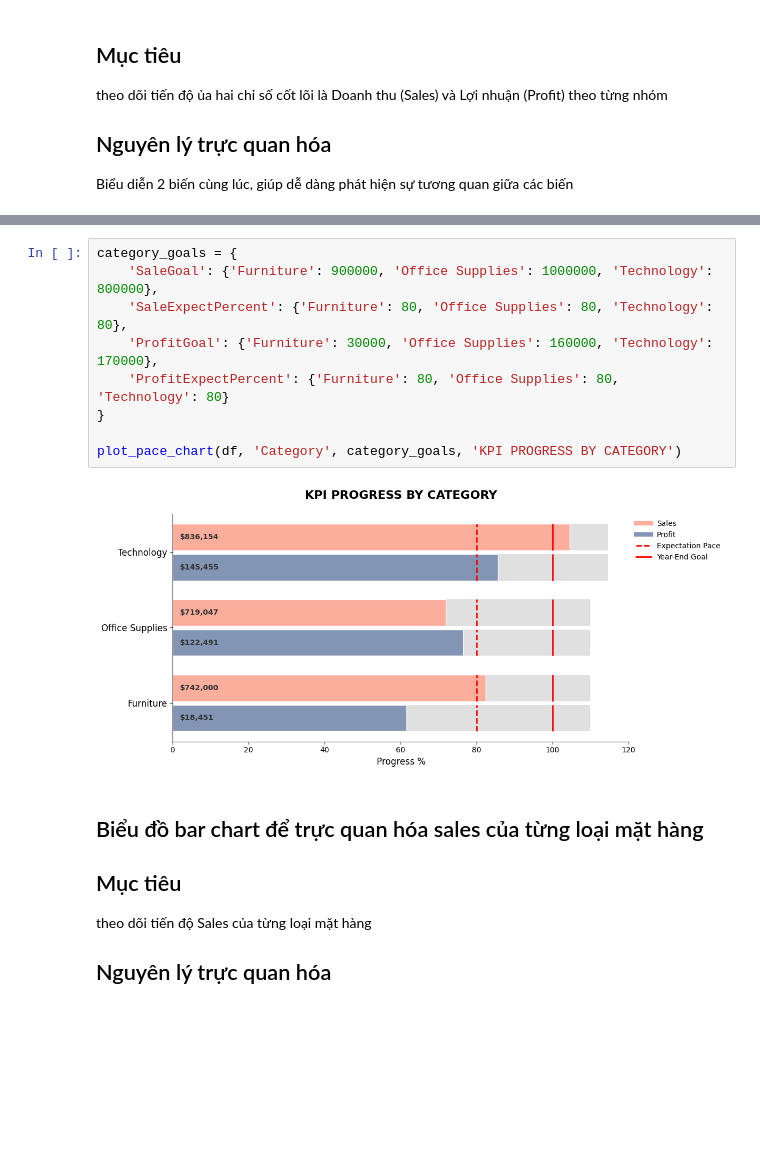
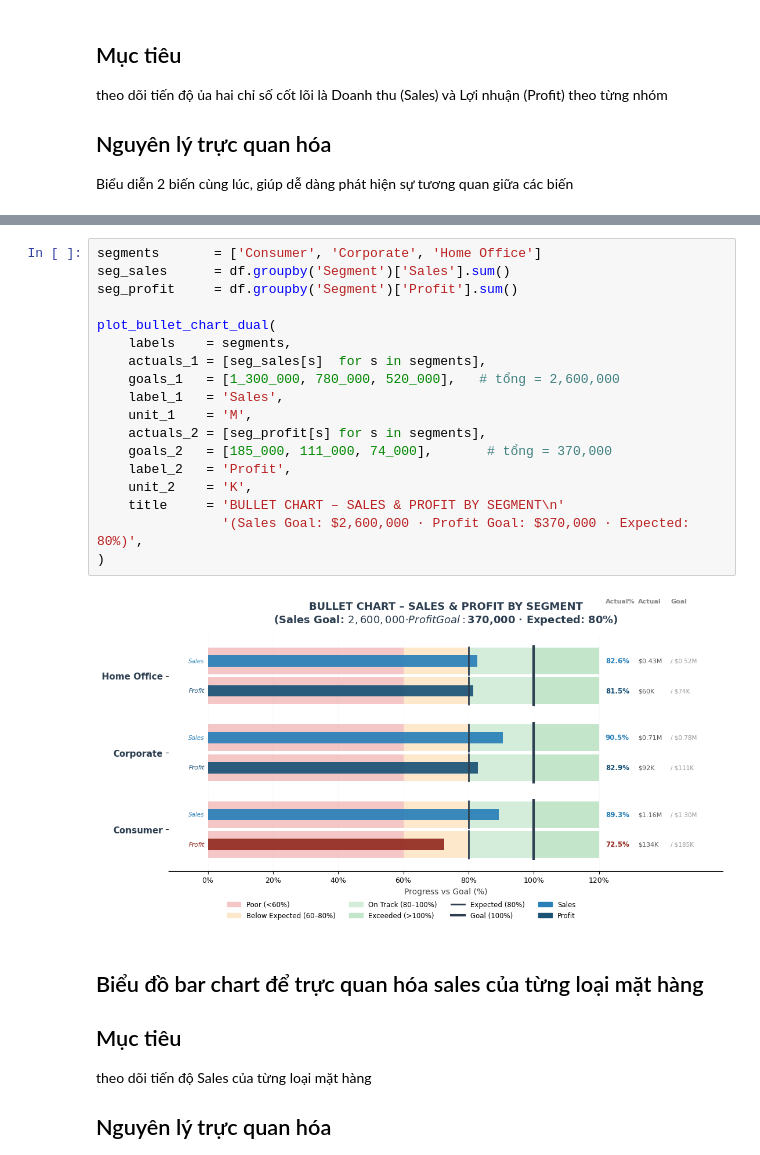
Before and after one commit to Thuily05/archive, a Jupyter notebook: chapter7_executive_dashboard_complete (1).ipynb, the cells around one changed output, grey strips where cells are left out. Cells and saved outputs as stored; diff of their text form; blank space fills up the shorter version.

Commit message:
region segment kpis

```diff
--- a/chapter7_executive_dashboard_complete (1).ipynb
+++ b/chapter7_executive_dashboard_complete (1).ipynb
@@ -408,14 +466,23 @@ plot_pace_chart(df, 'Region', region_goals, 'KPI PROGRESS BY REGION')
 # %%
-category_goals = {
-    'SaleGoal': {'Furniture': 900000, 'Office Supplies': 1000000, 'Technology': 800000},
-    'SaleExpectPercent': {'Furniture': 80, 'Office Supplies': 80, 'Technology': 80},
-    'ProfitGoal': {'Furniture': 30000, 'Office Supplies': 160000, 'Technology': 170000},
-    'ProfitExpectPercent': {'Furniture': 80, 'Office Supplies': 80, 'Technology': 80}
-}
+segments       = ['Consumer', 'Corporate', 'Home Office']
+seg_sales      = df.groupby('Segment')['Sales'].sum()
+seg_profit     = df.groupby('Segment')['Profit'].sum()
 
-plot_pace_chart(df, 'Category', category_goals, 'KPI PROGRESS BY CATEGORY')
+plot_bullet_chart_dual(
+    labels    = segments,
+    actuals_1 = [seg_sales[s]  for s in segments],
+    goals_1   = [1_300_000, 780_000, 520_000],   # tổng = 2,600,000
+    label_1   = 'Sales',
+    unit_1    = 'M',
+    actuals_2 = [seg_profit[s] for s in segments],
+    goals_2   = [185_000, 111_000, 74_000],       # tổng = 370,000
+    label_2   = 'Profit',
+    unit_2    = 'K',
+    title     = 'BULLET CHART – SALES & PROFIT BY SEGMENT\n'
+                '(Sales Goal: $2,600,000 · Profit Goal: $370,000 · Expected: 80%)',
+)
 # %% [output]
-[figure, old version]
+[figure, new version]
 # %% [markdown]
 ## Biểu đồ bar chart để trực quan hóa sales của từng loại mặt hàng
 
```
Also changed, not shown: parts of 5 cells of this notebook.
